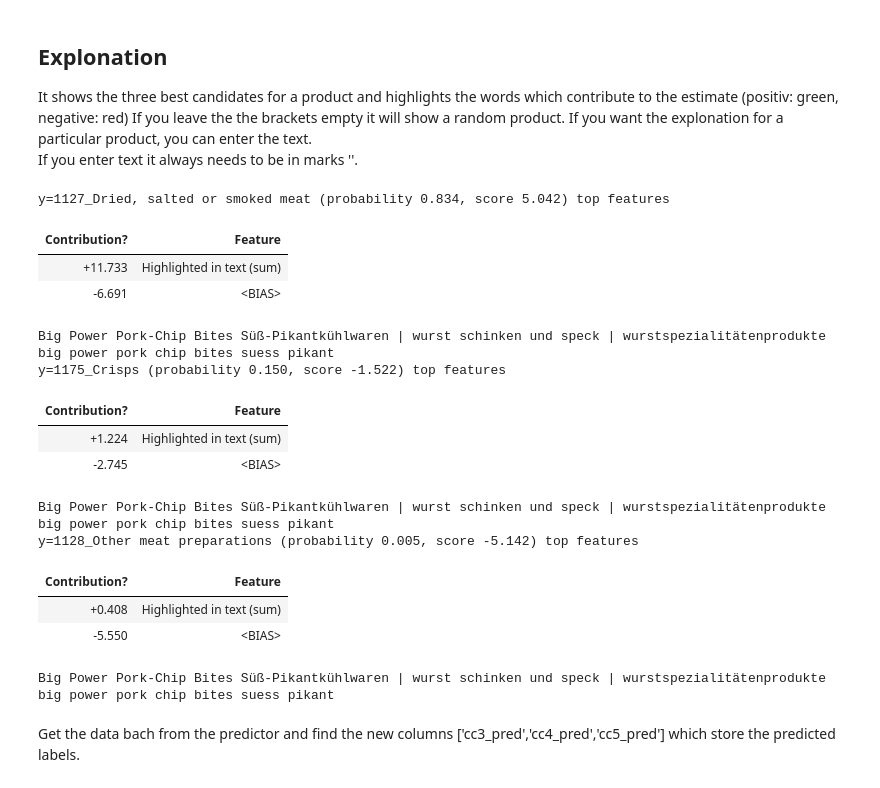
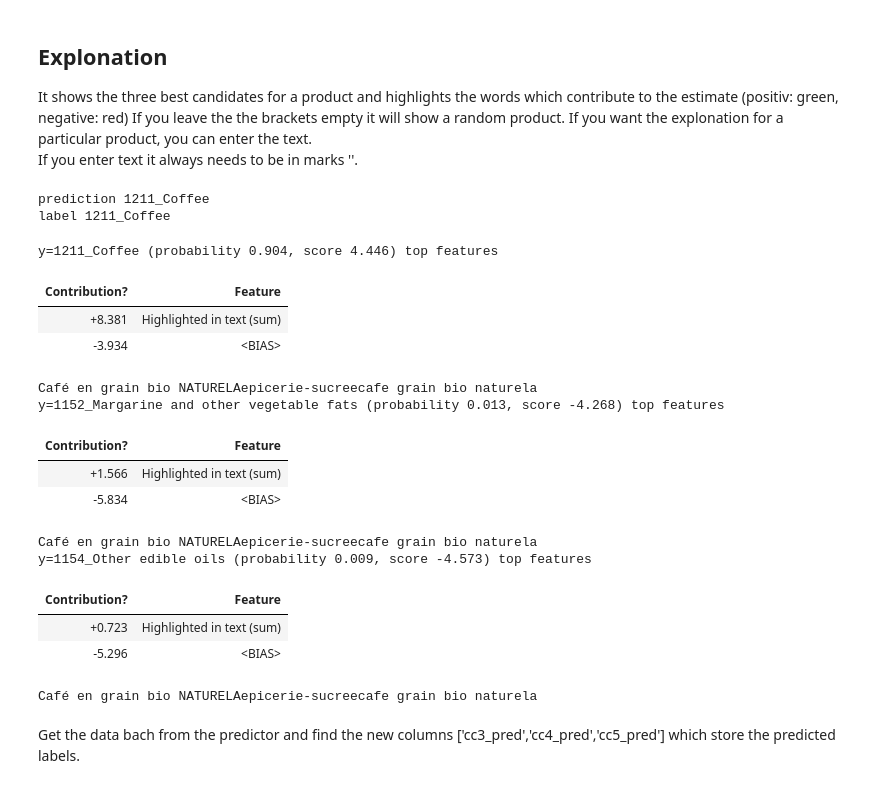
Before and after one commit to ELehmann91/Thesis_Multilingual_Transferlearning, a Jupyter notebook: Text_Annotation_Tool.ipynb, the cells around one changed output. Cells and saved outputs as stored; diff of their text form; code cells hidden in the pictures.

```diff
--- a/Text_Annotation_Tool.ipynb
+++ b/Text_Annotation_Tool.ipynb
@@ -82,6 +85,6 @@ Specify the exact path to your file and the seperator of your file to read it in
 import pandas as pd
 
 data_path = '/data/'#
-file_path = 'fra/carrfour_trans_pred.csv'
-file_path = 'normalized/norm_at.csv'
+#file_path = 'fra/carrfour_trans_pred.csv'
+file_path = 'normalized/norm_fr.csv'
 df = pd.read_csv(path+data_path+file_path,sep='|',index_col=False)
@@ -88,3 +101,5 @@ df = pd.read_csv(path+data_path+file_path,sep='|',index_col=False)
+# %%
+df = df[df['shop']=='banque_de_france']
 # %% [markdown]
 Print out the dataframe to see if the import is correct.
 # %%
@@ -119,17 +134,18 @@ For the prediction you have to specify the names of certain columns in your data
 # %%
 # init predictor
 
-name_col = 'productName'
-category_col = 'productCategory'
-url_col = 'productURL'
-lang = 'de'
-label_cat5 = ''
+name_col = 'name'
+category_col = 'categ'
+url_col = 'url'
+lang = 'fr'
+label_cat5 = 'cc5' #'coicop4_str'
 
- #coicop_model
+ #coicop_model #
 CoiCop_Predictor = coicop_model.predictor(df
                                           , name_col
                                           , category_col
                                           , url_col
+                                          , label_cat5
                                           , lang)
 # %% [output]
 using name, category and words in url as input
@@ -160,25 +195,28 @@ If you leave the the brackets empty it will show a random product. If you want t
 If you enter text it always needs to be in marks ''.
 # %%
 text = None
+categ= '1211_Coffee'
 #text = ''
 
-CoiCop_Predictor.tell_me_why(text)
+CoiCop_Predictor.tell_me_why(text,categ)
 # %% [output]
-y=1127_Dried, salted or smoked meat (probability 0.834, score 5.042) top features
+prediction 1211_Coffee
+label 1211_Coffee
+y=1211_Coffee (probability 0.904, score 4.446) top features
 | Contribution? | Feature |
-| +11.733 | Highlighted in text (sum) |
-| -6.691 | <BIAS> |
+| +8.381 | Highlighted in text (sum) |
+| -3.934 | <BIAS> |
-Big Power Pork-Chip Bites Süß-Pikantkühlwaren | wurst schinken und speck | wurstspezialitätenprodukte big power pork chip bites suess pikant
-y=1175_Crisps (probability 0.150, score -1.522) top features
+Café en grain bio NATURELAepicerie-sucreecafe grain bio naturela
+y=1152_Margarine and other vegetable fats (probability 0.013, score -4.268) top features
 | Contribution? | Feature |
-| +1.224 | Highlighted in text (sum) |
-| -2.745 | <BIAS> |
+| +1.566 | Highlighted in text (sum) |
+| -5.834 | <BIAS> |
-Big Power Pork-Chip Bites Süß-Pikantkühlwaren | wurst schinken und speck | wurstspezialitätenprodukte big power pork chip bites suess pikant
-y=1128_Other meat preparations (probability 0.005, score -5.142) top features
+Café en grain bio NATURELAepicerie-sucreecafe grain bio naturela
+y=1154_Other edible oils (probability 0.009, score -4.573) top features
 | Contribution? | Feature |
-| +0.408 | Highlighted in text (sum) |
-| -5.550 | <BIAS> |
+| +0.723 | Highlighted in text (sum) |
+| -5.296 | <BIAS> |
-Big Power Pork-Chip Bites Süß-Pikantkühlwaren | wurst schinken und speck | wurstspezialitätenprodukte big power pork chip bites suess pikant
+Café en grain bio NATURELAepicerie-sucreecafe grain bio naturela
 # %% [markdown]
 Get the data bach from the predictor and find the new columns ['cc3_pred','cc4_pred','cc5_pred'] which store the predicted labels.
 # %%
```
Also changed, not shown: parts of 18 cells of this notebook.
